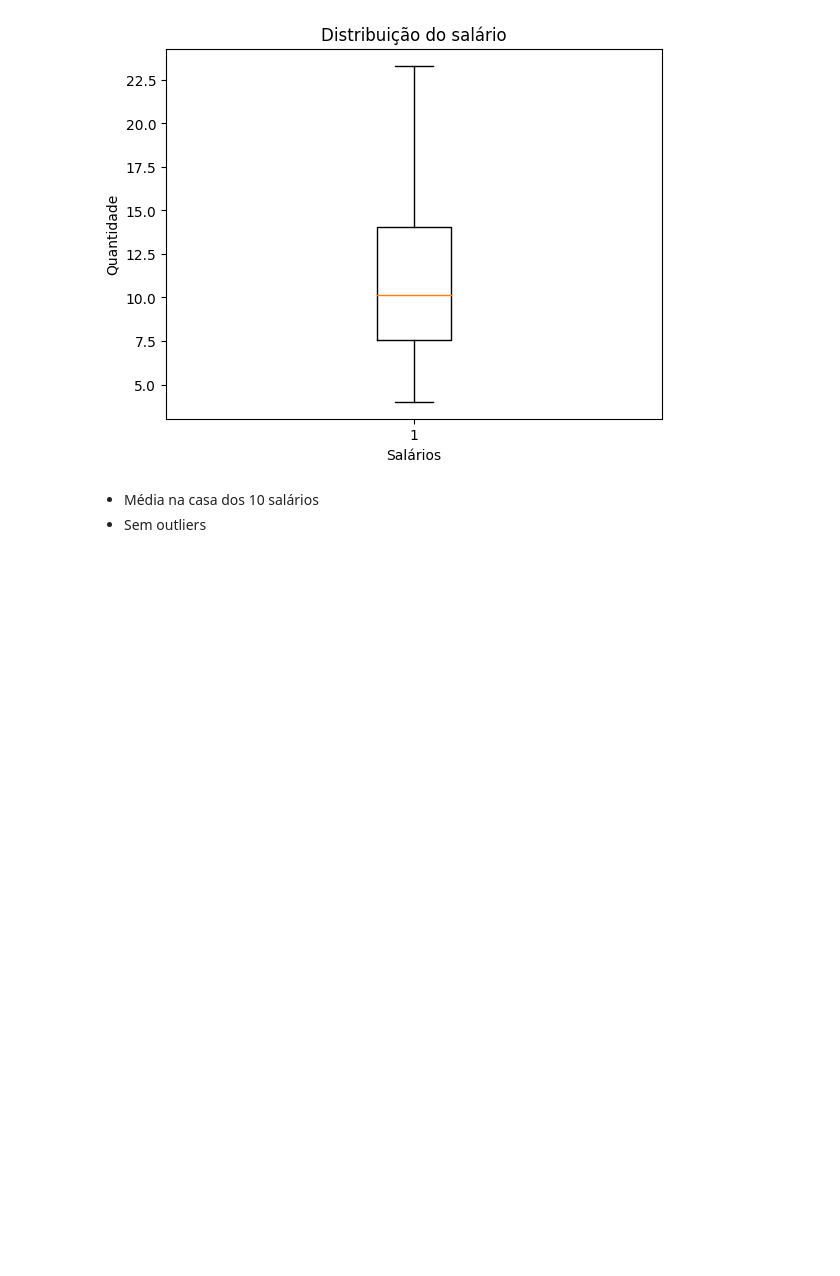
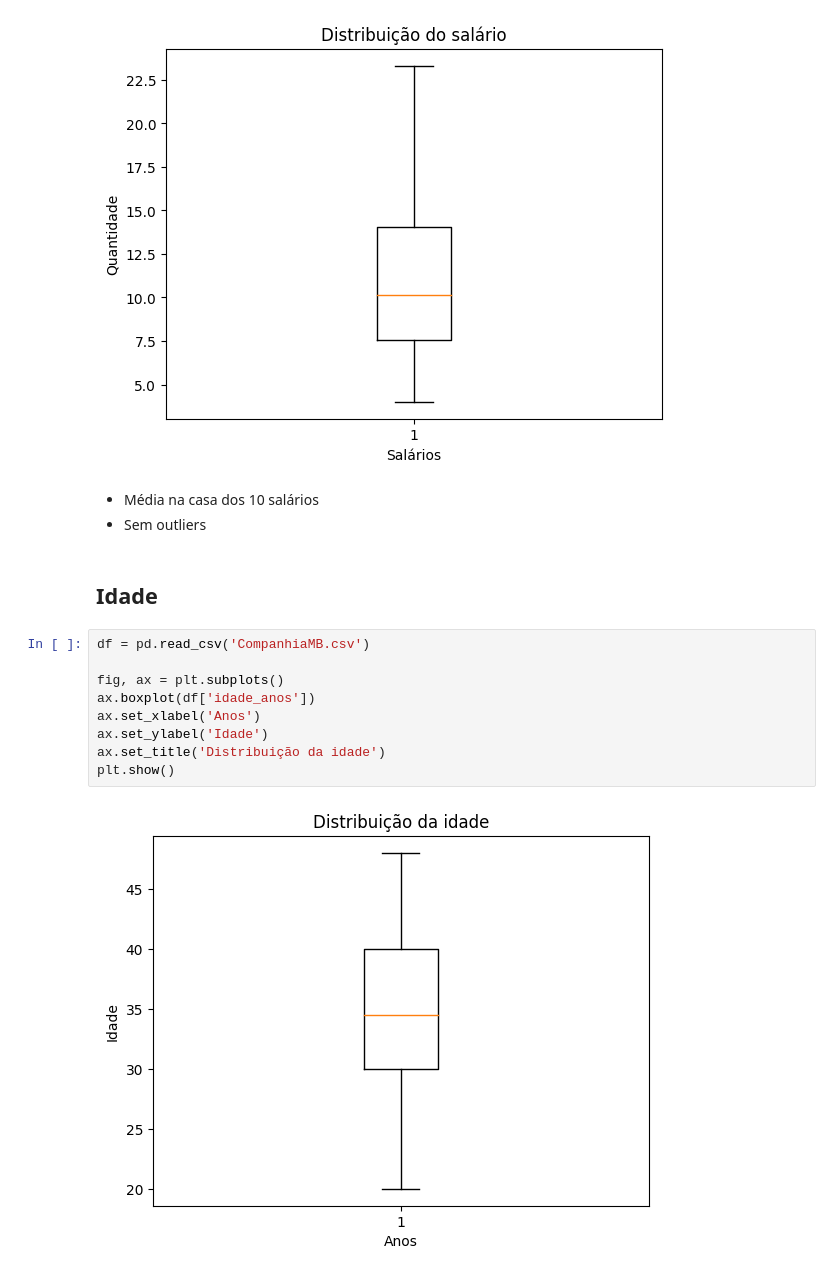
Before and after one commit to leomoreno8/TI26S, a Jupyter notebook: analysis.ipynb, the cells around one changed output. Drawn from its saved outputs; the diff is of its cells as text; blank space fills up the shorter version.

```diff
--- a/analysis.ipynb
+++ b/analysis.ipynb
@@ -128,3 +129,16 @@ plt.show()
 # %% [markdown]
 - Média na casa dos 10 salários
 - Sem outliers
+# %% [markdown]
+## Idade
+# %%
+df = pd.read_csv('CompanhiaMB.csv')
+
+fig, ax = plt.subplots()
+ax.boxplot(df['idade_anos'])
+ax.set_xlabel('Anos')
+ax.set_ylabel('Idade')
+ax.set_title('Distribuição da idade')
+plt.show()
+# %% [output]
+[figure, added]
```
Also changed, not shown: parts of 15 cells of this notebook.
